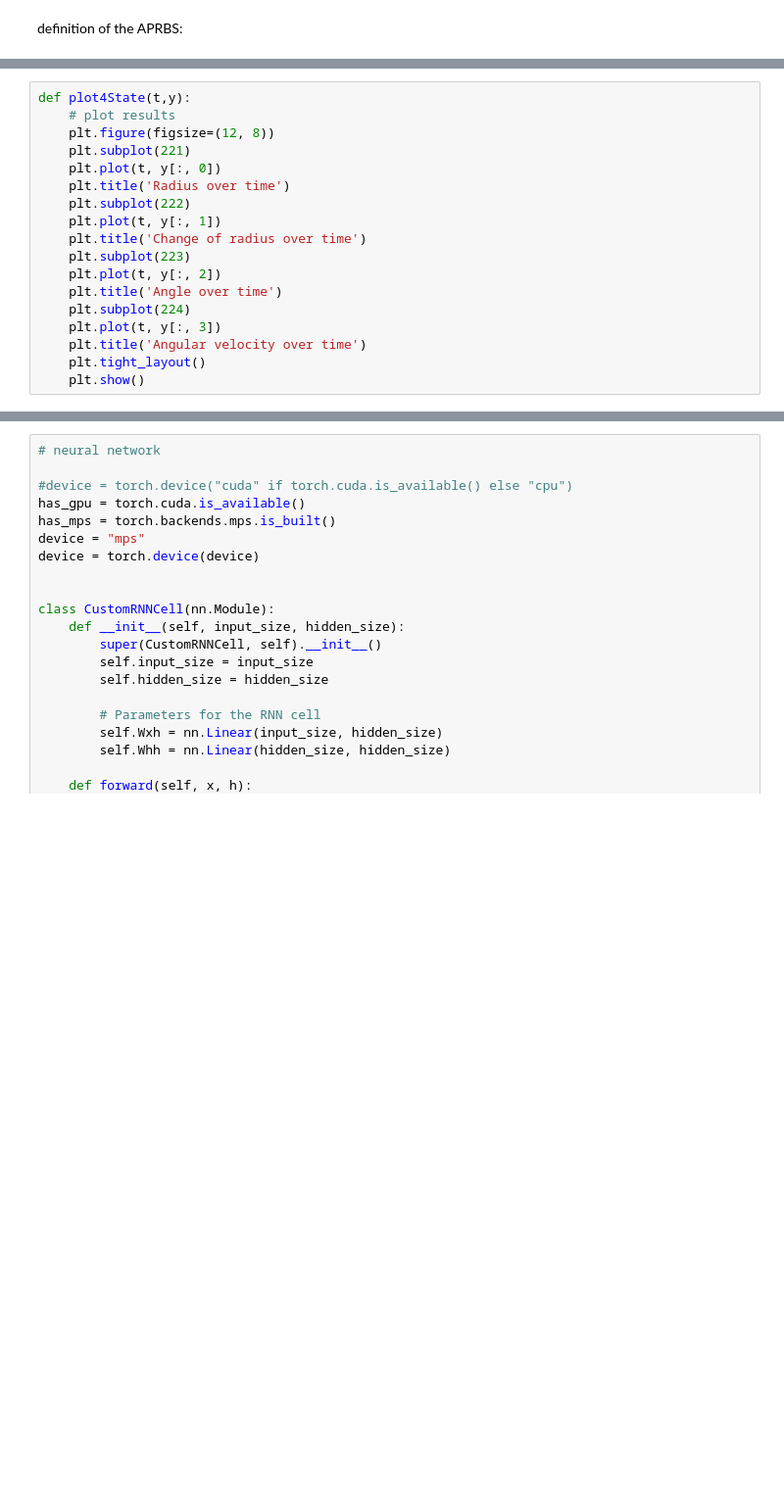
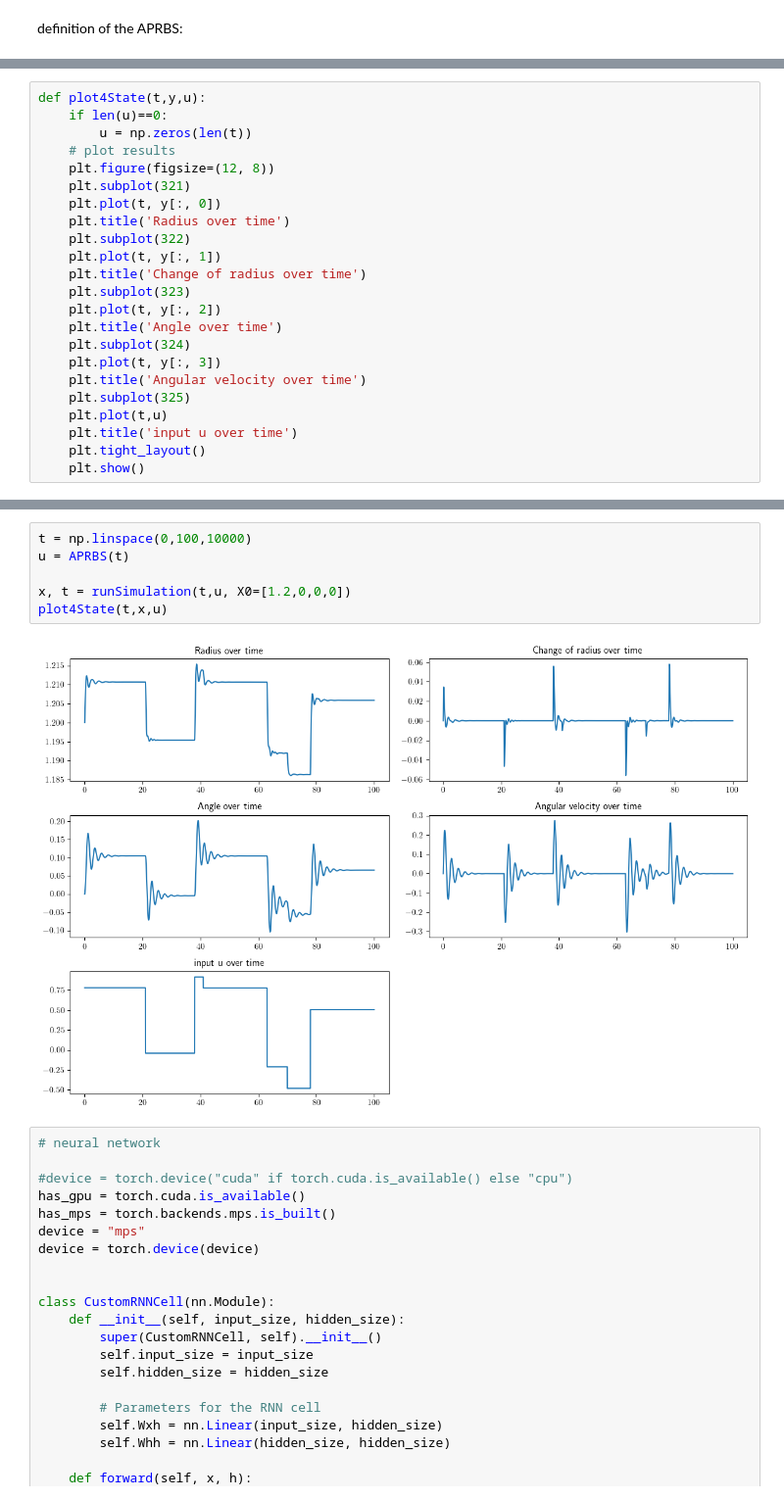
Before and after one commit to hamza1av/KNNZSIMS, a Jupyter notebook: NonLinModel.ipynb, the cells around one changed output, grey strips where cells are left out. Shown: that part at 98% size. Saved outputs shown, nothing was run; the diff lists cells and outputs as text; blank space fills up the shorter version.

```diff
--- a/FadenFederPendel_Batchsize.ipynb
+++ b/NonLinModel.ipynb
@@ -75,18 +129,23 @@ def runSimulation(k,batchsize):
 # %%
-def plot4State(t,y):
+def plot4State(t,y,u):
+    if len(u)==0:
+        u = np.zeros(len(t))
     # plot results
     plt.figure(figsize=(12, 8))
-    plt.subplot(221)
+    plt.subplot(321)
     plt.plot(t, y[:, 0])
     plt.title('Radius over time')
-    plt.subplot(222)
+    plt.subplot(322)
     plt.plot(t, y[:, 1])
     plt.title('Change of radius over time')
-    plt.subplot(223)
+    plt.subplot(323)
     plt.plot(t, y[:, 2])
     plt.title('Angle over time')
-    plt.subplot(224)
+    plt.subplot(324)
     plt.plot(t, y[:, 3])
     plt.title('Angular velocity over time')
+    plt.subplot(325)
+    plt.plot(t,u)
+    plt.title('input u over time')
     plt.tight_layout()
     plt.show()
@@ -95,3 +160,11 @@ m = nn.LogSigmoid()
+# %%
+t = np.linspace(0,100,10000)
+u = APRBS(t)
+
+x, t = runSimulation(t,u, X0=[1.2,0,0,0])
+plot4State(t,x,u)
+# %% [output]
+[figure, added]
 # %%
 # neural network
 
```
Also changed, not shown: parts of 6 cells of this notebook, 5 other files.
